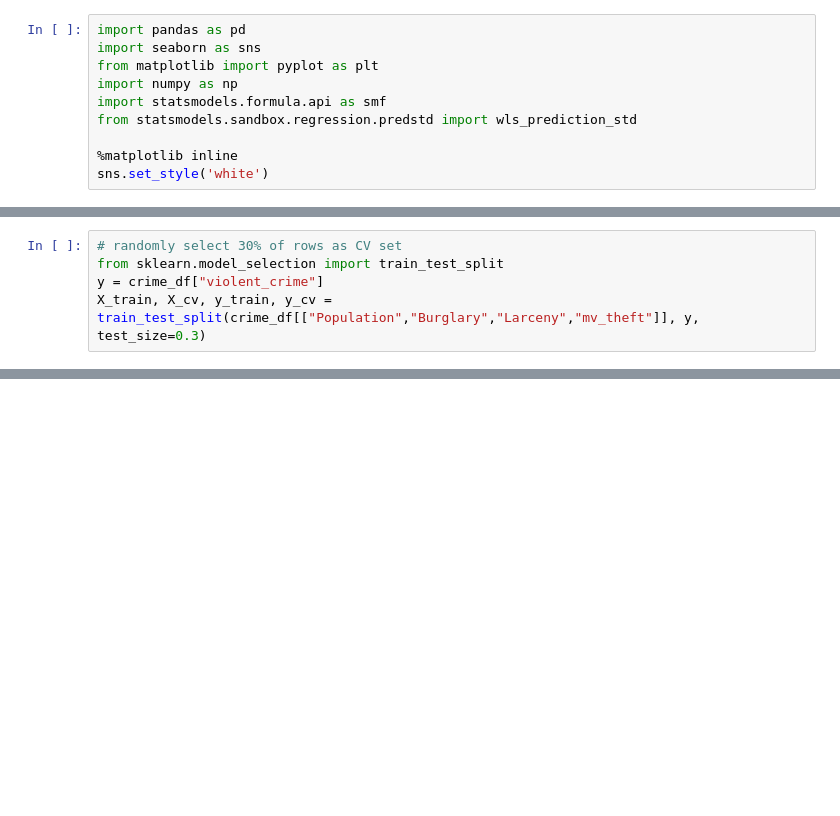
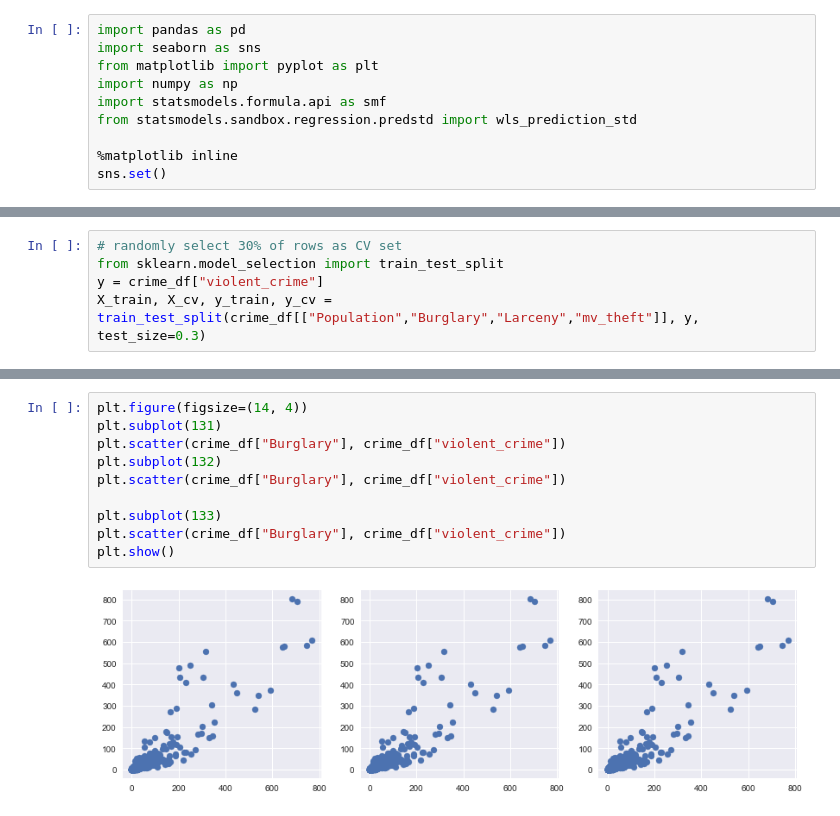
Before and after one commit to wwwslinger/drills, a Jupyter notebook: Thinkful/drills/5.2 Challenge - validating a linear regression model.ipynb, the cells around one changed output, grey strips where cells are left out. Saved outputs shown, nothing was run; the diff lists cells and outputs as text; blank space fills up the shorter version.

```diff
--- a/Thinkful/drills/5.2 Challenge - validating a linear regression model.ipynb
+++ b/Thinkful/drills/5.2 Challenge - validating a linear regression model.ipynb
@@ -21,7 +21,7 @@ import statsmodels.formula.api as smf
 from statsmodels.sandbox.regression.predstd import wls_prediction_std
 
 %matplotlib inline
-sns.set_style('white')
+sns.set()
 # %%
 from clean import clean
 
@@ -137,0 +141,12 @@ from statsmodels.sandbox.regression.predstd import wls_prediction_std
+# %%
+plt.figure(figsize=(14, 4))
+plt.subplot(131)
+plt.scatter(crime_df["Burglary"], crime_df["violent_crime"])
+plt.subplot(132)
+plt.scatter(crime_df["Burglary"], crime_df["violent_crime"])
+
+plt.subplot(133)
+plt.scatter(crime_df["Burglary"], crime_df["violent_crime"])
+plt.show()
+# %% [output]
+[figure, added]
```
Also changed, not shown: parts of 24 cells of this notebook.
